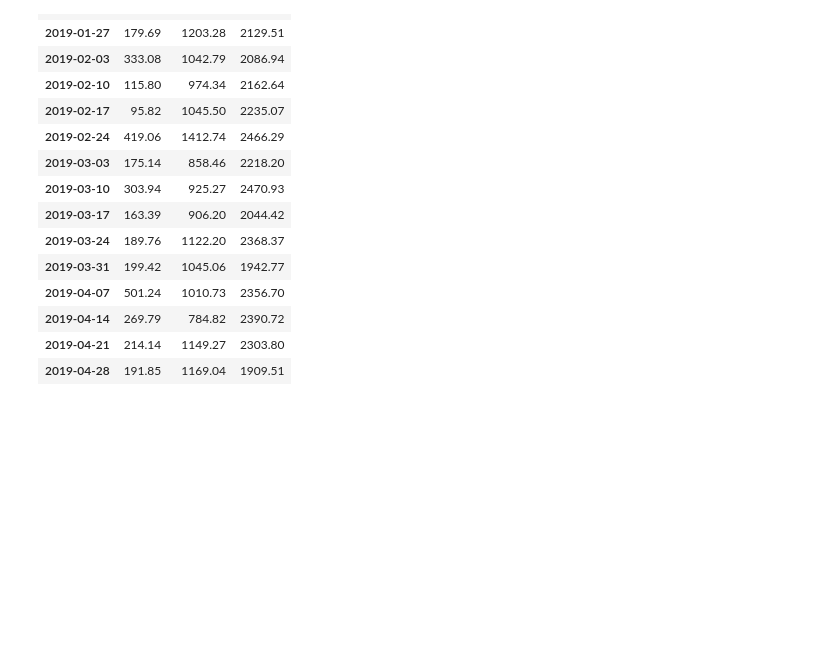
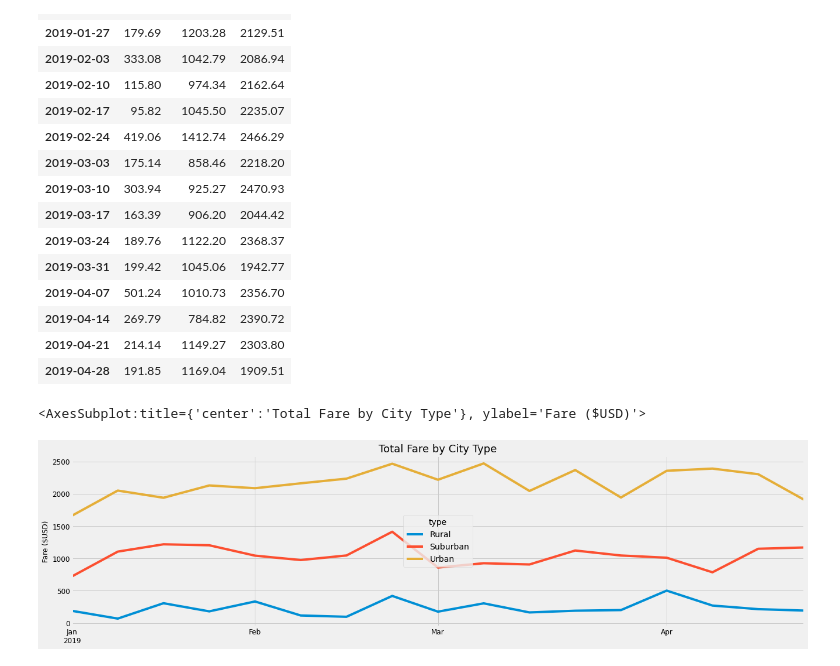
Before and after one commit to BlueSkies503/PyBer_Analysis, a Jupyter notebook: PyBer_Challenge.ipynb, the cells around one changed output. Saved outputs shown, nothing was run; the diff lists cells and outputs as text; code cells hidden in the pictures; blank space fills up the shorter version.

Commit message:
Added fare chart in progress

```diff
--- a/PyBer_Challenge.ipynb
+++ b/PyBer_Challenge.ipynb
@@ -182,7 +182,8 @@ memory usage: 68.0 KB
 # %%
 # 8. Create a new DataFrame using the "resample()" function by
 # week 'W' and get the sum of the fares for each week.
-jan_april_date_by_type_df.resample('W').sum()
+pyber_resample = jan_april_date_by_type_df.resample('W').sum()
+pyber_resample
 # %% [output]
 | type | Rural | Suburban | Urban |
 | date |  |  |  |
@@ -206,3 +209,21 @@ jan_april_date_by_type_df.resample('W').sum()
+# %%
+# Import the style from Matplotlib.
+from matplotlib import style
+# Use the graph style fivethirtyeight.
+style.use('fivethirtyeight')
+
+
+
+fare_chart = pyber_resample.plot(xlabel = '',
+                                 figsize = (20,5),
+                                 fontsize = 12)
+fare_chart.set_title('Total Fare by City Type', fontsize = 18)
+fare_chart.set_ylabel('Fare ($USD)', fontsize = 12)
+
+fare_chart
+# %% [output]
+<AxesSubplot:title={'center':'Total Fare by City Type'}, ylabel='Fare ($USD)'>
+[figure, added]
 # %%
 # 8. Using the object-oriented interface method, plot the resample DataFrame using the df.plot() function.
 
```
Also changed, not shown: parts of 2 cells of this notebook.
